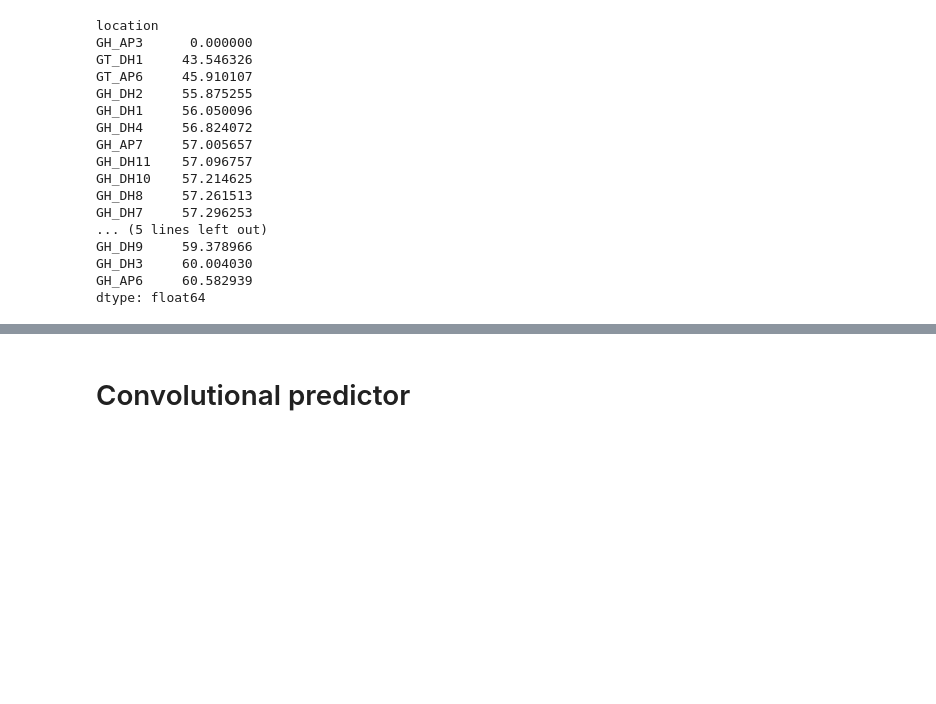
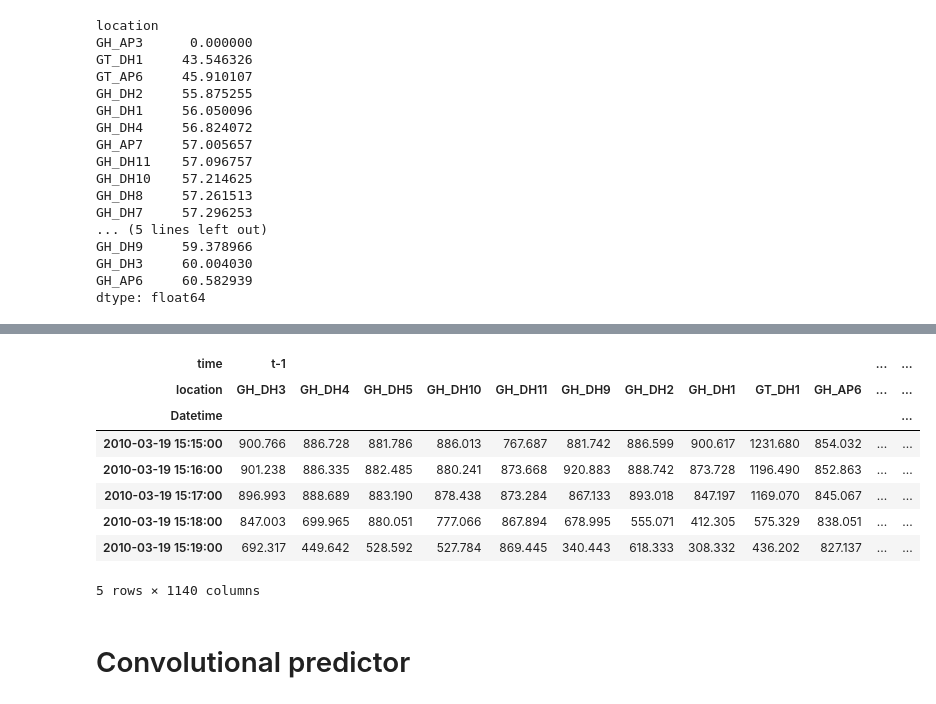
Before and after one commit to albertotb/solar, a Jupyter notebook: notebooks/train_model-Conv.ipynb, the cells around one changed output, grey strips where cells are left out. Cells and saved outputs as stored; diff of their text form; code cells hidden in the pictures; blank space fills up the shorter version.

```diff
--- a/notebooks/train_model-Conv.ipynb
+++ b/notebooks/train_model-Conv.ipynb
@@ -85,3 +108,15 @@ dtype: float64
+# %%
+X_train.head()
+# %% [output]
+| time | t-1 |  |  |  |  |  |  |  |  |  | ... | ... |
+| location | GH_DH3 | GH_DH4 | GH_DH5 | GH_DH10 | GH_DH11 | GH_DH9 | GH_DH2 | GH_DH1 | GT_DH1 | GH_AP6 | ... | ... |
+| Datetime |  |  |  |  |  |  |  |  |  |  |  | ... |
+| 2010-03-19 15:15:00 | 900.766 | 886.728 | 881.786 | 886.013 | 767.687 | 881.742 | 886.599 | 900.617 | 1231.680 | 854.032 | ... | ... |
+| 2010-03-19 15:16:00 | 901.238 | 886.335 | 882.485 | 880.241 | 873.668 | 920.883 | 888.742 | 873.728 | 1196.490 | 852.863 | ... | ... |
+| 2010-03-19 15:17:00 | 896.993 | 888.689 | 883.190 | 878.438 | 873.284 | 867.133 | 893.018 | 847.197 | 1169.070 | 845.067 | ... | ... |
+| 2010-03-19 15:18:00 | 847.003 | 699.965 | 880.051 | 777.066 | 867.894 | 678.995 | 555.071 | 412.305 | 575.329 | 838.051 | ... | ... |
+| 2010-03-19 15:19:00 | 692.317 | 449.642 | 528.592 | 527.784 | 869.445 | 340.443 | 618.333 | 308.332 | 436.202 | 827.137 | ... | ... |
+5 rows × 1140 columns
 # %% [markdown]
 # Convolutional predictor
 # %%
```
Also changed, not shown: parts of 2 cells of this notebook.
